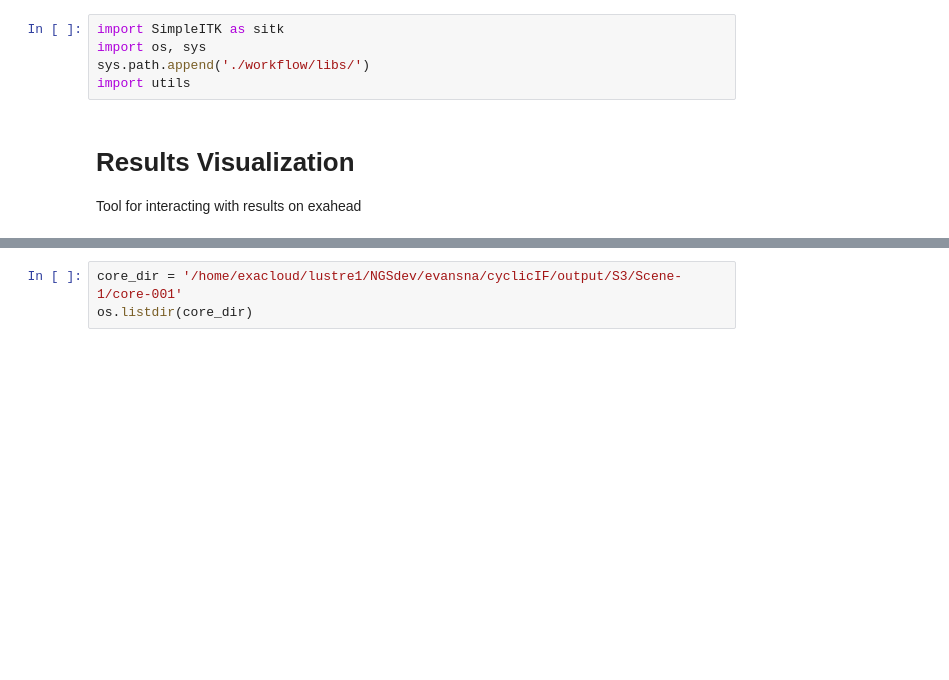
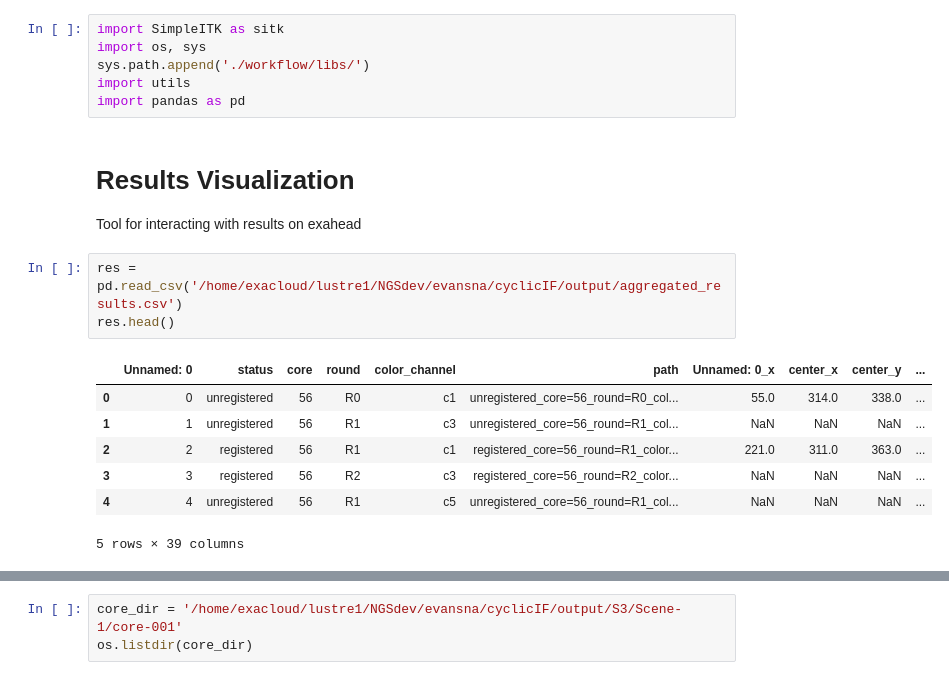
Before and after one commit to nathanieljevans/cyclicIF_registration, a Jupyter notebook: results.ipynb, the cells around one changed output, grey strips where cells are left out. Cells and saved outputs as stored; diff of their text form; blank space fills up the shorter version.

```diff
--- a/results.ipynb
+++ b/results.ipynb
@@ -3,7 +3,19 @@ import SimpleITK as sitk
 import os, sys
 sys.path.append('./workflow/libs/')
 import utils
+import pandas as pd
 # %% [markdown]
 # Results Visualization
 
 Tool for interacting with results on exahead
+# %%
+res = pd.read_csv('/home/exacloud/lustre1/NGSdev/evansna/cyclicIF/output/aggregated_results.csv')
+res.head()
+# %% [output]
+|  | Unnamed: 0 | status | core | round | color_channel | path | Unnamed: 0_x | center_x | center_y | ... |
+| 0 | 0 | unregistered | 56 | R0 | c1 | unregistered_core=56_round=R0_col... | 55.0 | 314.0 | 338.0 | ... |
+| 1 | 1 | unregistered | 56 | R1 | c3 | unregistered_core=56_round=R1_col... | NaN | NaN | NaN | ... |
+| 2 | 2 | registered | 56 | R1 | c1 | registered_core=56_round=R1_color... | 221.0 | 311.0 | 363.0 | ... |
+| 3 | 3 | registered | 56 | R2 | c3 | registered_core=56_round=R2_color... | NaN | NaN | NaN | ... |
+| 4 | 4 | unregistered | 56 | R1 | c5 | unregistered_core=56_round=R1_col... | NaN | NaN | NaN | ... |
+5 rows × 39 columns
```
Also changed, not shown: parts of 2 cells of this notebook, 4 other files.
